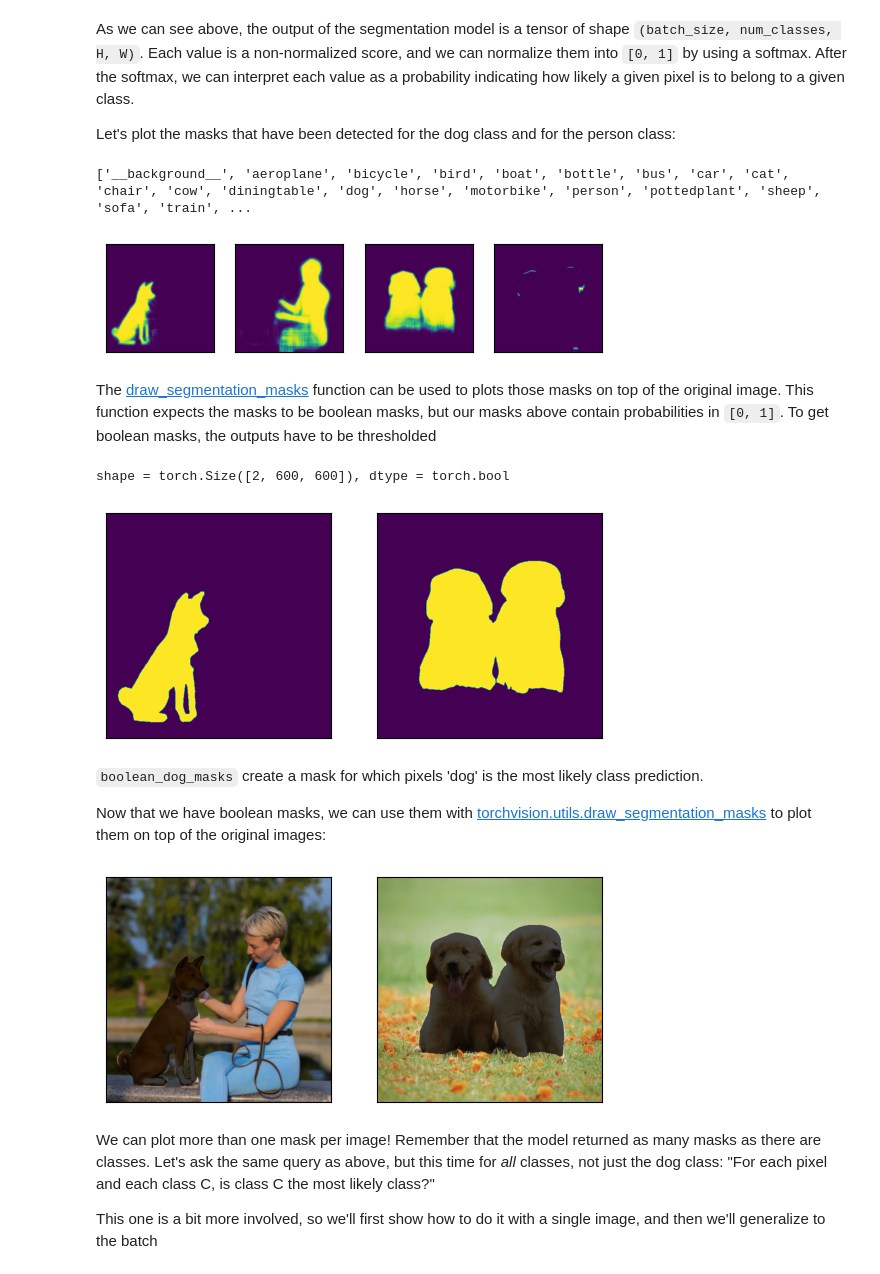
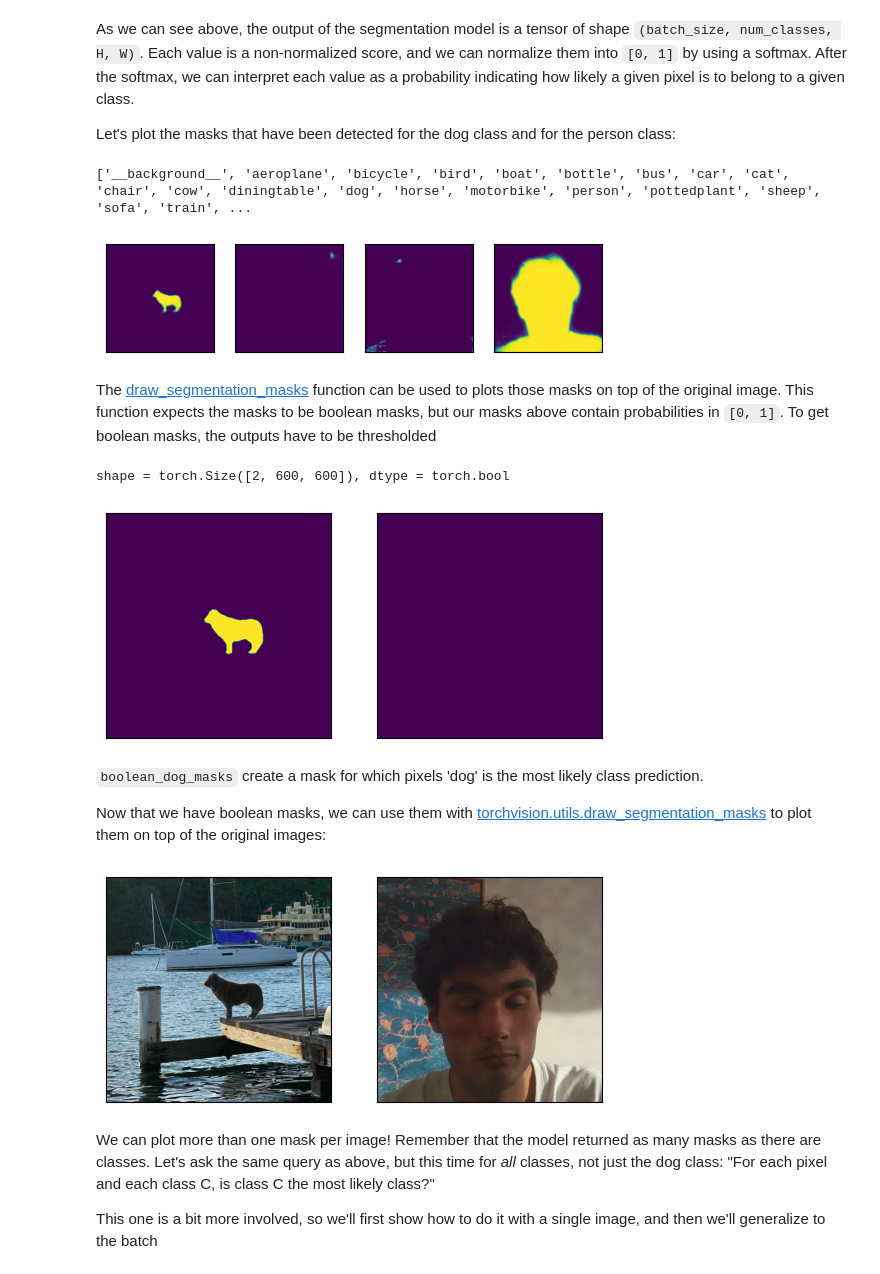
Before and after one commit to Robbie54/aiProject, a Jupyter notebook: Tutorial9_CNN_solution.ipynb, the cells around one changed output. Drawn from its saved outputs; the diff is of its cells as text; code cells hidden in the pictures.

```diff
--- a/Tutorial9_CNN_solution.ipynb
+++ b/Tutorial9_CNN_solution.ipynb
@@ -39,12 +34,6 @@ from torchvision.utils import make_grid
 from torchvision.io import read_image
 from pathlib import Path
 
-dog1_int = read_image('Data_DL/data/dogs/dog_4.jpg')
-dog2_int = read_image('Data_DL/data/dogs/ns8230-image.jpg')
+dog1_int = read_image('/home/robbie/Downloads/imresizer-1715772421578.jpg')
+dog2_int = read_image('resizedCamOutput.jpg')
 image_list = [dog1_int, dog2_int]
-
-# What is the dimension of this tensor?
-print(dog1_int.shape)
-
-show(dog1_int)
-show(dog2_int)
@@ -170,21 +157,21 @@ pixel is to belong to a given class.
 Let's plot the masks that have been detected for the dog class and for the
 person class:
 # %%
-sem_class_to_idx = {cls: idx for (idx, cls) in enumerate(weights.meta["categories"])}
+sem_class_to_idx = {cls: idx for (idx, cls) in enumerate(weights.meta["categories"])} #this is filtering a bunch of catagories need to change
 
 normalized_masks = torch.nn.functional.softmax(output, dim=1)
 
-dog_and_person_masks = [
+masks = [
     normalized_masks[img_idx, sem_class_to_idx[cls]]
     for img_idx in range(len(image_list))
-    for cls in ('dog', 'person')
+    for cls in ('dog', 'person') #select catagories
 ]
 
 print(weights.meta["categories"]) # what are the categories?
-show(dog_and_person_masks)
+show(masks)
 # %% [output]
 ['__background__', 'aeroplane', 'bicycle', 'bird', 'boat', 'bottle', 'bus', 'car', 'cat', 'chair', 'cow', 'diningtable', 'dog', 'horse', 'motorbike', 'person', 'pottedplant', 'sheep', 'sofa', 'train', ...
-[figure, old version]
+[figure, new version]
 # %% [markdown]
 The [draw_segmentation_masks](https://pytorch.org/vision/main/generated/torchvision.utils.draw_segmentation_masks.html) function can be used to plots those masks on top of the original image. This function expects the masks to be boolean masks, but our masks above contain probabilities in ``[0, 1]``. To get boolean masks, the outputs have to be thresholded
 # %%
@@ -194,7 +181,7 @@ print(f"shape = {boolean_dog_masks.shape}, dtype = {boolean_dog_masks.dtype}")
 show([m.float() for m in boolean_dog_masks])
 # %% [output]
 shape = torch.Size([2, 600, 600]), dtype = torch.bool
-[figure, old version]
+[figure, new version]
 # %% [markdown]
 ``boolean_dog_masks``  create a mask for which pixels 'dog' is the most likely class prediction.
 
@@ -208,7 +195,7 @@ dogs_with_masks = [
 ]
 show(dogs_with_masks)
 # %% [output]
-[figure, old version]
+[figure, new version]
 # %% [markdown]
 We can plot more than one mask per image! Remember that the model returned as
 many masks as there are classes. Let's ask the same query as above, but this
```
Also changed, not shown: parts of 14 cells of this notebook.
